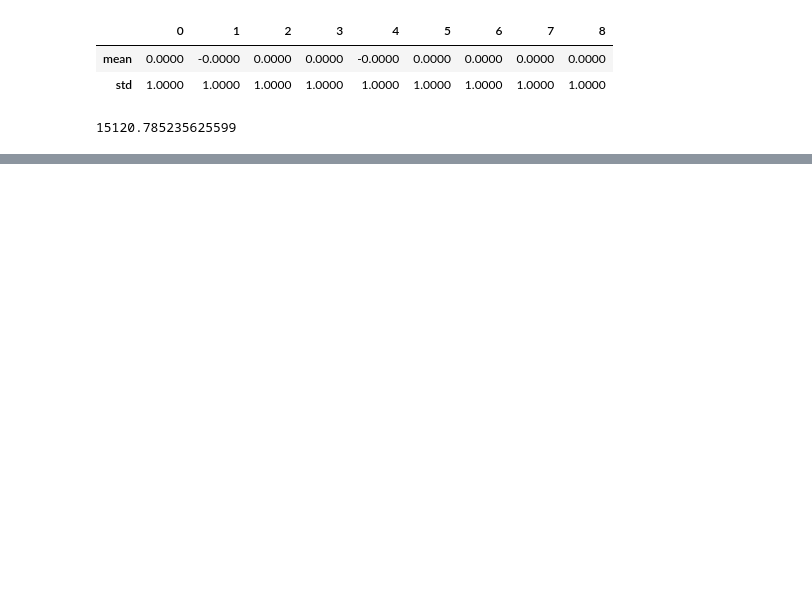
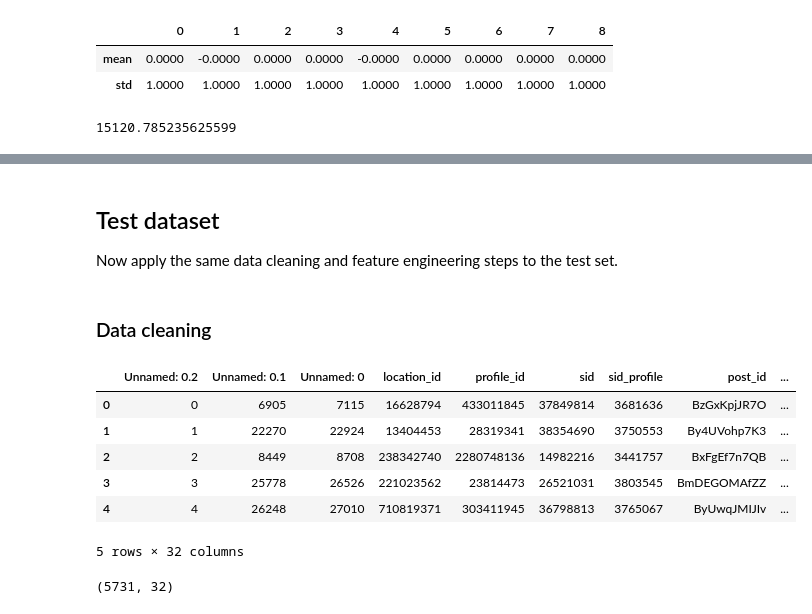
Before and after one commit to seenyanlee/viral-instagram-posts, a Jupyter notebook: submission.ipynb, the cells around one changed output, grey strips where cells are left out. Cells and saved outputs as stored; diff of their text form; code cells hidden in the pictures; blank space fills up the shorter version.

```diff
--- a/submission.ipynb
+++ b/submission.ipynb
@@ -493,0 +538,20 @@ rmse_en
+# %% [markdown]
+## Test dataset
+
+Now apply the same data cleaning and feature engineering steps to the test set.
+# %% [markdown]
+### Data cleaning
+# %%
+df_test.head()
+# %% [output]
+|  | Unnamed: 0.2 | Unnamed: 0.1 | Unnamed: 0 | location_id | profile_id | sid | sid_profile | post_id | ... |
+| 0 | 0 | 6905 | 7115 | 16628794 | 433011845 | 37849814 | 3681636 | BzGxKpjJR7O | ... |
+| 1 | 1 | 22270 | 22924 | 13404453 | 28319341 | 38354690 | 3750553 | By4UVohp7K3 | ... |
+| 2 | 2 | 8449 | 8708 | 238342740 | 2280748136 | 14982216 | 3441757 | BxFgEf7n7QB | ... |
+| 3 | 3 | 25778 | 26526 | 221023562 | 23814473 | 26521031 | 3803545 | BmDEGOMAfZZ | ... |
+| 4 | 4 | 26248 | 27010 | 710819371 | 303411945 | 36798813 | 3765067 | ByUwqJMIJIv | ... |
+5 rows × 32 columns
+# %%
+df_test.shape
+# %% [output]
+(5731, 32)
```
Also changed, not shown: parts of 34 cells of this notebook.
